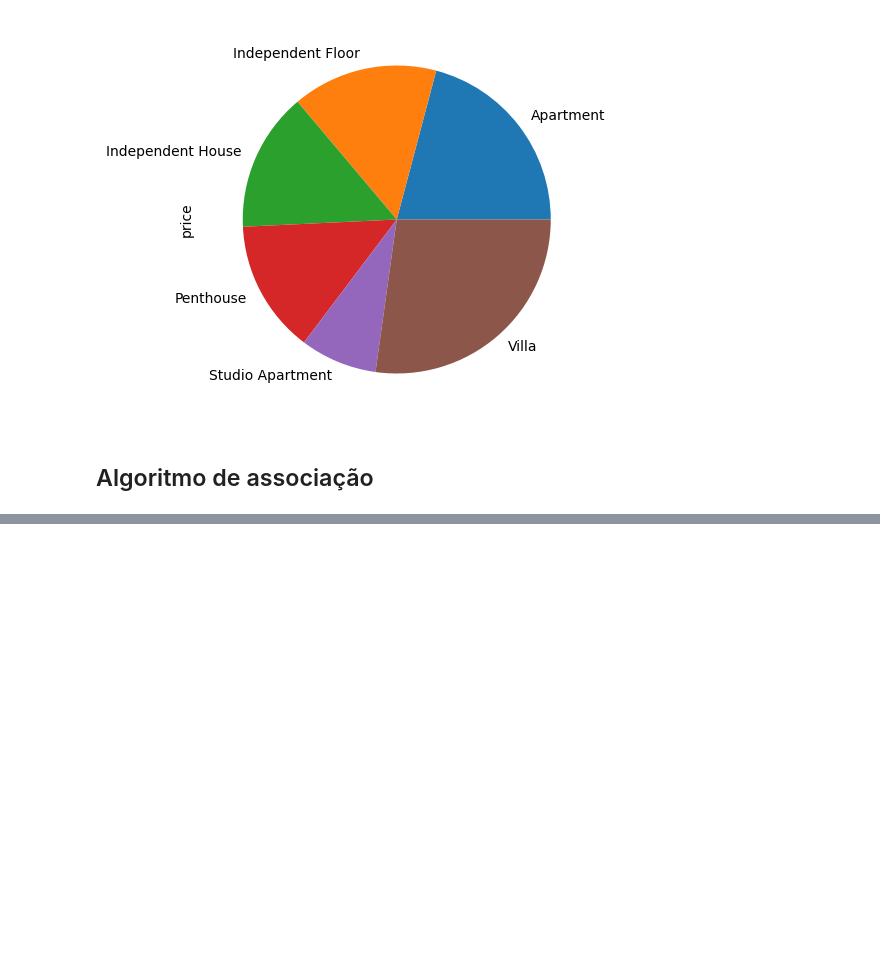
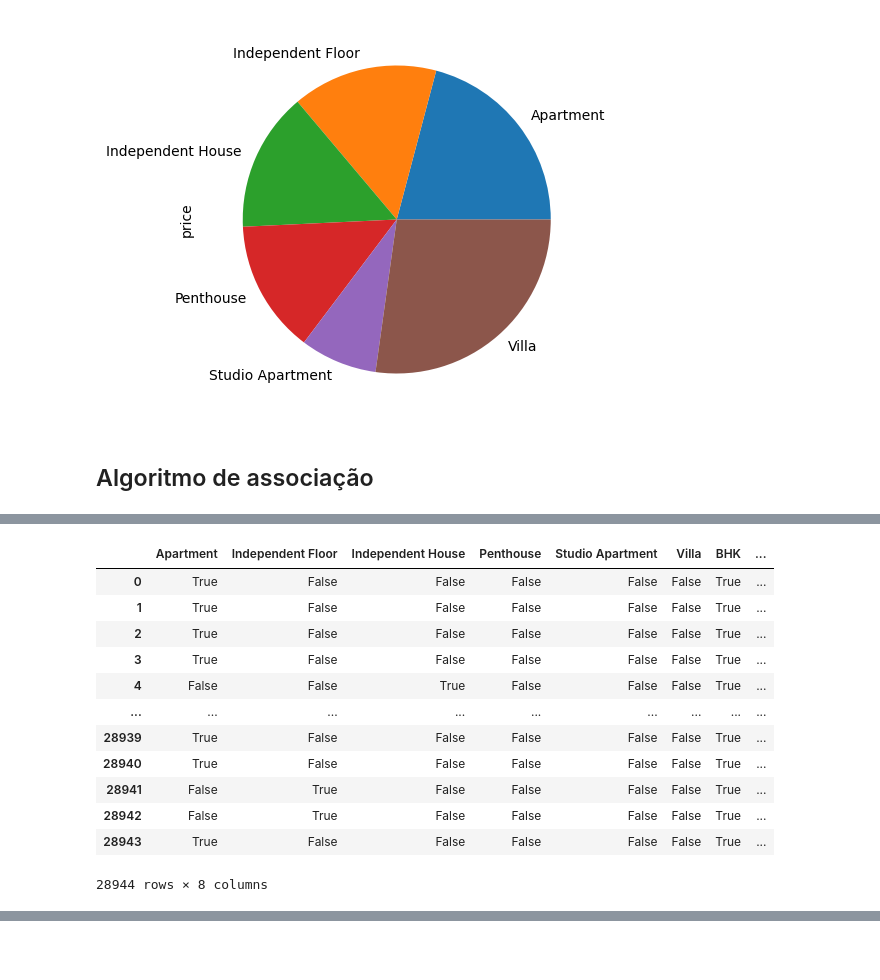
Before and after one commit to Felipanjos/a3_big_data_2022.2-, a Jupyter notebook: notebook.ipynb, the cells around one changed output, grey strips where cells are left out. Cells and saved outputs as stored; diff of their text form; code cells hidden in the pictures; blank space fills up the shorter version.

```diff
--- a/notebook.ipynb
+++ b/notebook.ipynb
@@ -292,7 +309,22 @@ data = list(df['property_type'].apply(lambda x:x.split(",") ))
 # %%
 encoder = TransactionEncoder()
 
 df_encoded = encoder.fit(data).transform(data)
 df_encoded = pd.DataFrame(df_encoded, columns=encoder.columns_)
+df_encoded
+# %% [output]
+|  | Apartment | Independent Floor | Independent House | Penthouse | Studio Apartment | Villa | BHK | ... |
+| 0 | True | False | False | False | False | False | True | ... |
+| 1 | True | False | False | False | False | False | True | ... |
+| 2 | True | False | False | False | False | False | True | ... |
+| 3 | True | False | False | False | False | False | True | ... |
+| 4 | False | False | True | False | False | False | True | ... |
+| ... | ... | ... | ... | ... | ... | ... | ... | ... |
+| 28939 | True | False | False | False | False | False | True | ... |
+| 28940 | True | False | False | False | False | False | True | ... |
+| 28941 | False | True | False | False | False | False | True | ... |
+| 28942 | False | True | False | False | False | False | True | ... |
+| 28943 | True | False | False | False | False | False | True | ... |
+28944 rows × 8 columns
 # %%
 df_encoded = df_encoded.replace({False: 0, True: 1})
```
Also changed, not shown: parts of 6 cells of this notebook.
